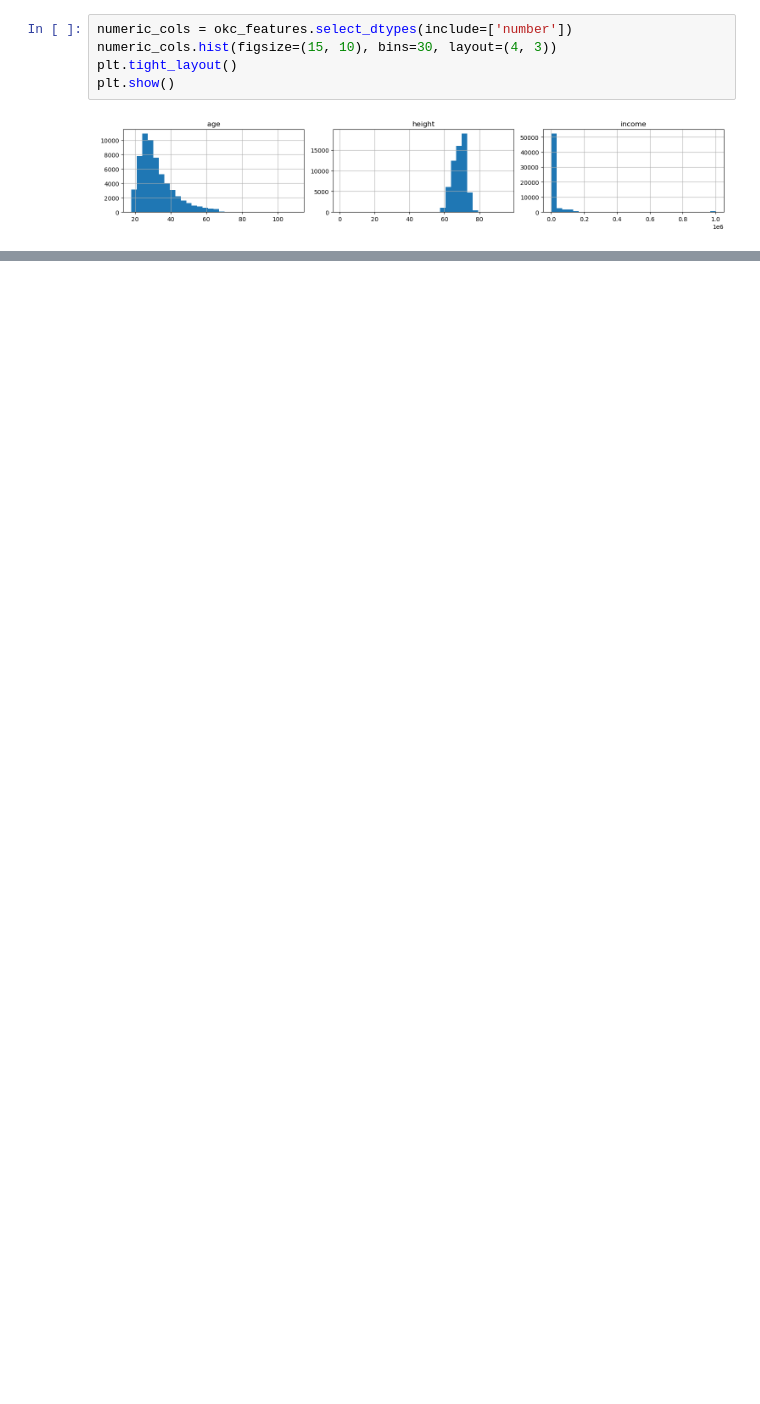
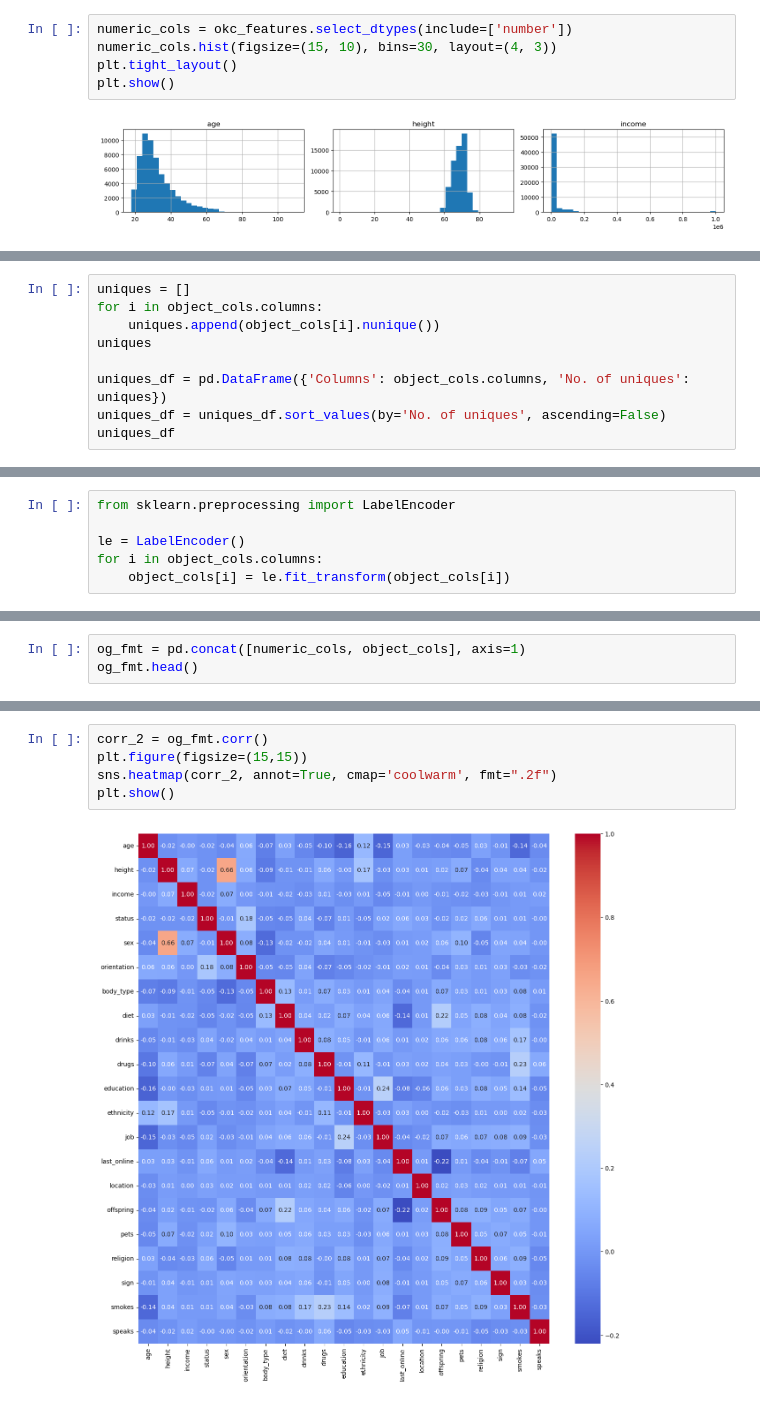
Before and after one commit to sunnysidesk/MatchMadeinML, a Jupyter notebook: preprocessing.ipynb, the cells around one changed output, grey strips where cells are left out. Saved outputs shown, nothing was run; the diff lists cells and outputs as text; blank space fills up the shorter version.

```diff
--- a/preprocessing.ipynb
+++ b/preprocessing.ipynb
@@ -231,0 +170,9 @@ Name: count, dtype: int64
+# %%
+uniques = []
+for i in object_cols.columns:
+    uniques.append(object_cols[i].nunique())
+uniques
+
+uniques_df = pd.DataFrame({'Columns': object_cols.columns, 'No. of uniques': uniques})
+uniques_df = uniques_df.sort_values(by='No. of uniques', ascending=False)
+uniques_df
@@ -231,0 +206,6 @@ Name: count, dtype: int64
+# %%
+from sklearn.preprocessing import LabelEncoder
+
+le = LabelEncoder()
+for i in object_cols.columns:
+    object_cols[i] = le.fit_transform(object_cols[i])
@@ -231,0 +221,3 @@ Name: count, dtype: int64
+# %%
+og_fmt = pd.concat([numeric_cols, object_cols], axis=1)
+og_fmt.head()
@@ -231,0 +232,7 @@ Name: count, dtype: int64
+# %%
+corr_2 = og_fmt.corr()
+plt.figure(figsize=(15,15))
+sns.heatmap(corr_2, annot=True, cmap='coolwarm', fmt=".2f")
+plt.show()
+# %% [output]
+[figure, added]
```
Also changed, not shown: parts of 25 cells of this notebook.
